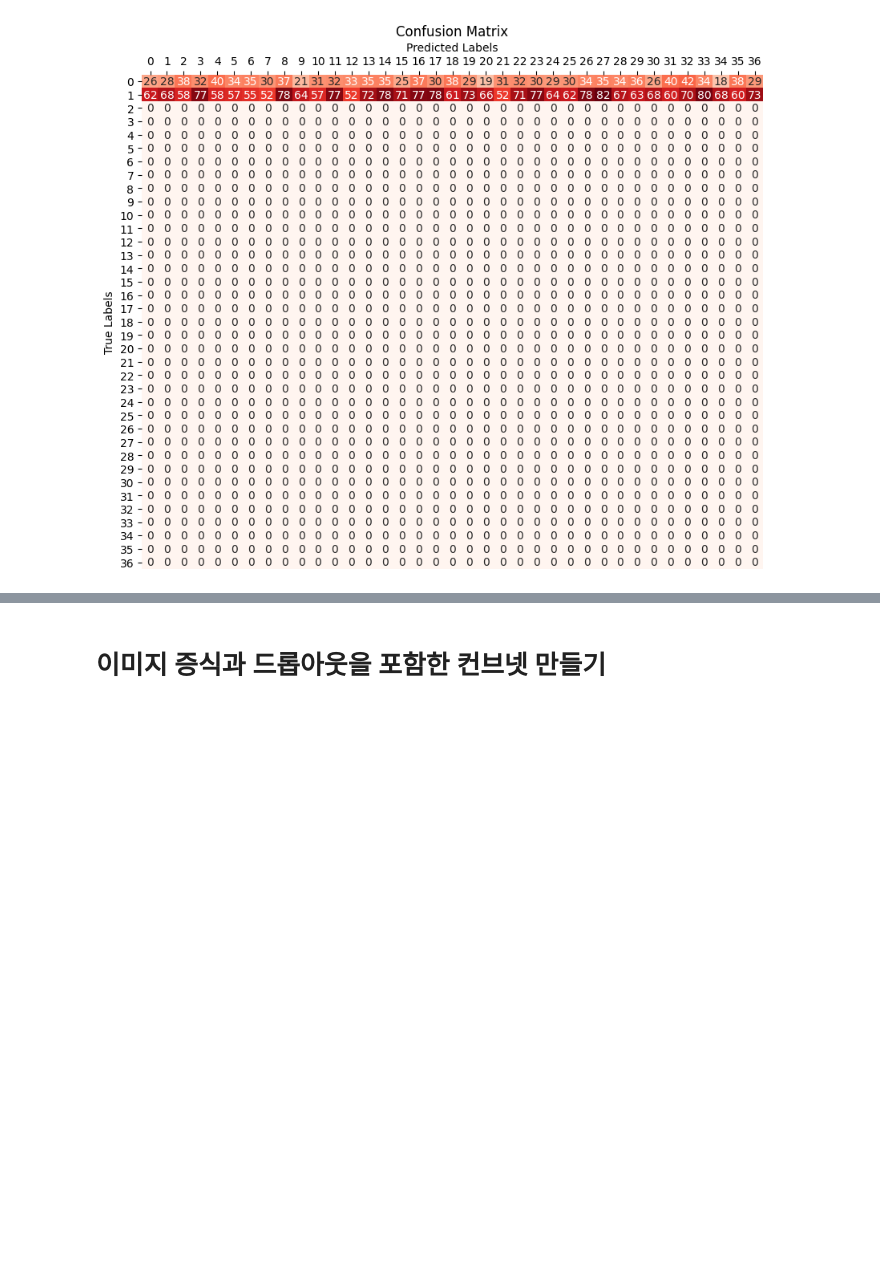
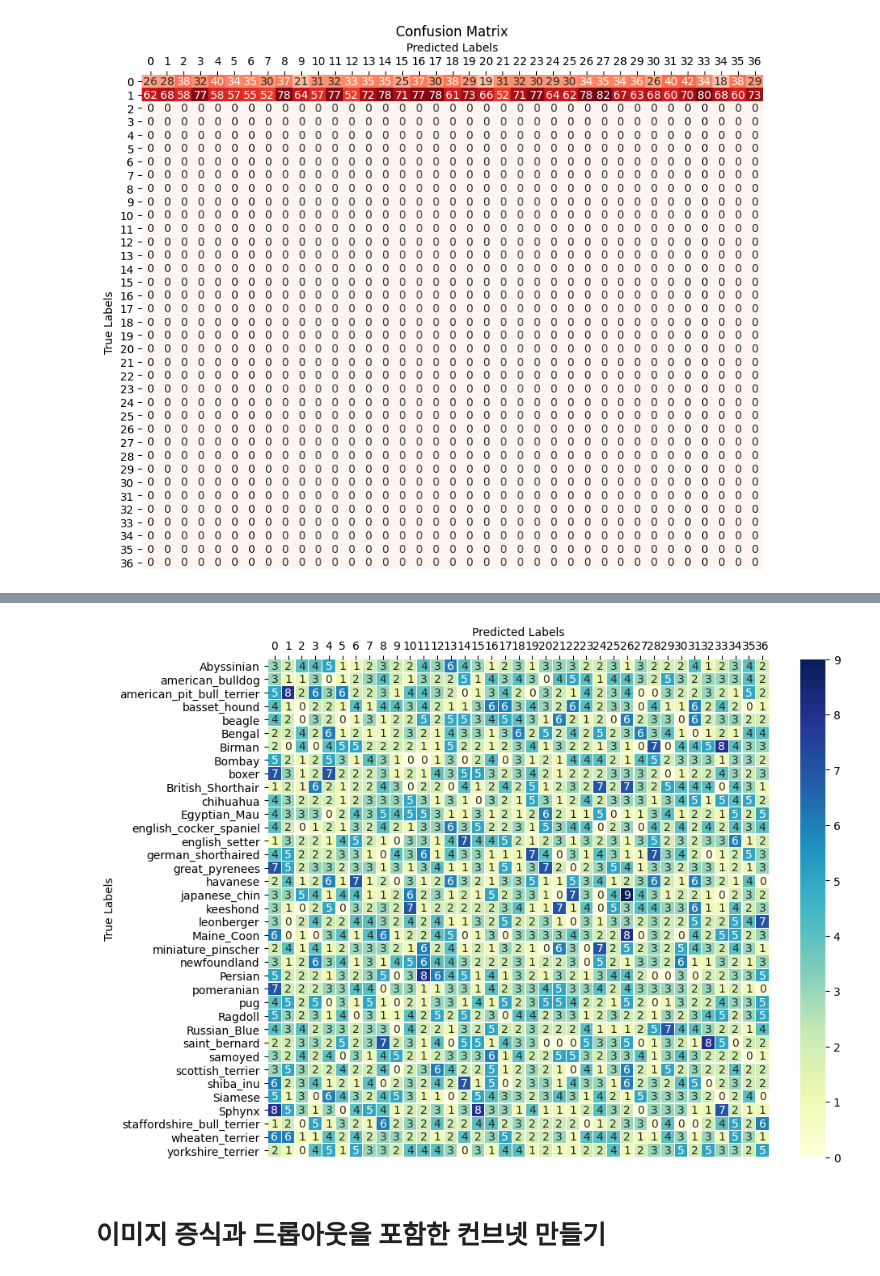
Before and after one commit to Ligoan/quest, a Jupyter notebook: DLThon/img_classifier/img_classifier_catdog37.ipynb, the cells around one changed output, grey strips where cells are left out. Drawn from its saved outputs; the diff is of its cells as text; code cells hidden in the pictures; blank space fills up the shorter version.

Commit message:
xception 혼동 행렬 작성 중

```diff
--- a/DLThon/img_classifier/img_classifier_catdog37.ipynb
+++ b/DLThon/img_classifier/img_classifier_catdog37.ipynb
@@ -905,0 +1168,4 @@ plt.show()
+# %%
+model_path = "C:/Users/ligoan/OneDrive/바탕 화면/I/repository/quest/DLThon/학습한 모델들/xception/xception.keras"
+model = tf.keras.models.load_model(model_path)
+model.trainable = False
@@ -905,0 +1176,14 @@ plt.show()
+# %%
+# 테스트 데이터 예측
+predictions = model.predict(test_generator)
+# %%
+# Create an array of zeros with the same shape as predicted_labels
+one_hot_labels = np.zeros_like(predictions)
+
+# Find the index of the maximum value in each row
+max_indices = np.argmax(predictions, axis=1)
+
+# Set the maximum value in each row to 1
+one_hot_labels[np.arange(predictions.shape[0]), max_indices] = 1
+
+print(one_hot_labels.shape)
@@ -906,3 +1329,26 @@ plt.show()
+# %%
+import pandas as pd
+import seaborn as sns
+import matplotlib.pyplot as plt
+from sklearn.metrics import confusion_matrix
+
+conf_matrix_df = pd.DataFrame(new_matrix, index=breeds, columns=range(len(breeds))).astype(int)
+# %%
+# Visualize confusion matrix
+plt.figure(figsize=(10, 8))
+ax = sns.heatmap(conf_matrix_df, annot=True, fmt='d', cmap='YlGnBu',linewidth = '.2')
+
+# Set x-axis and y-axis labels
+ax.set_xlabel('Predicted Labels')
+ax.set_ylabel('True Labels')
+
+# Move x-axis labels just below the title
+ax.xaxis.set_label_position('top')
+ax.xaxis.tick_top()
+
+plt.show()
+# %% [output]
+[figure, added]
 # %% [markdown]
 # 이미지 증식과 드롭아웃을 포함한 컨브넷 만들기
 # %%
```
Also changed, not shown: parts of 25 cells of this notebook.
